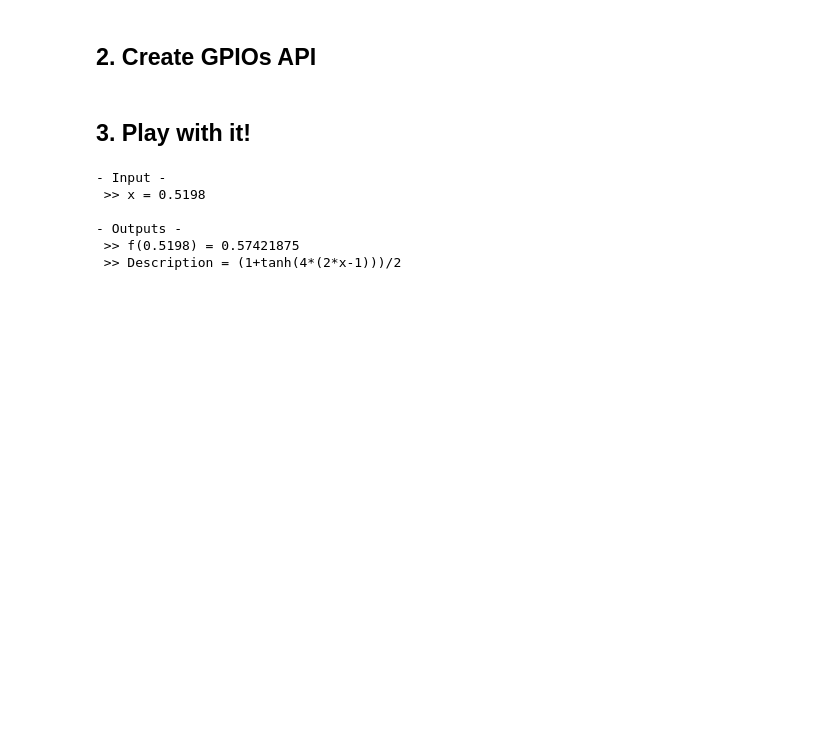
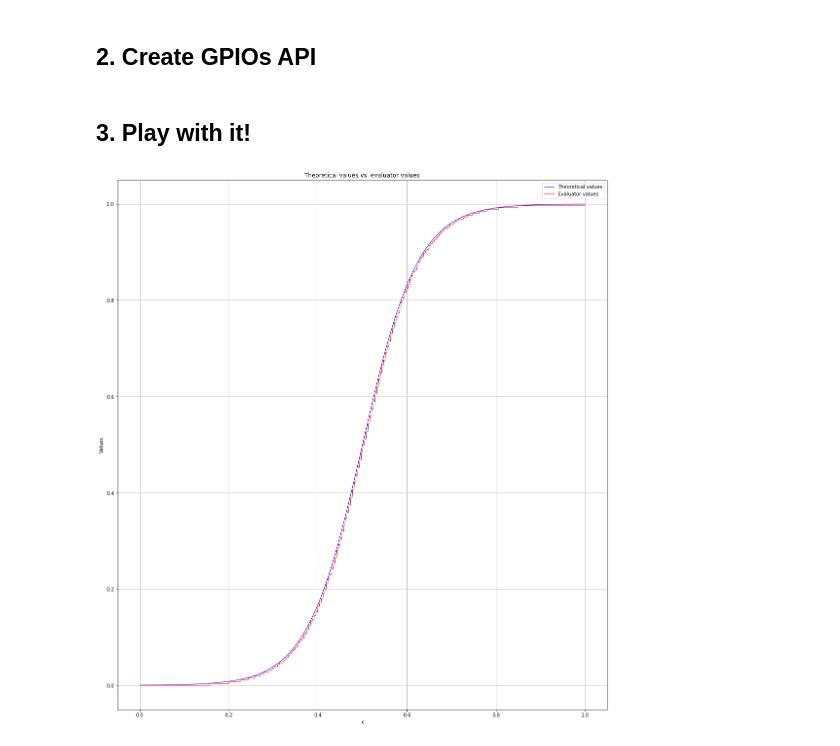
Before and after one commit to foxx553/apexhdl, a Jupyter notebook: notebooks/lut_8bit_tanh.ipynb, the cells around one changed output. Cells and saved outputs as stored; diff of their text form; code cells hidden in the pictures; blank space fills up the shorter version.

Commit message:
Add evaluator graph and absolute error in notebook for LUT

```diff
--- a/notebooks/lut_8bit_tanh.ipynb
+++ b/notebooks/lut_8bit_tanh.ipynb
@@ -9,31 +9,51 @@ overlay = Overlay("./lut_8bit_tanh.bit")
 # %% [markdown]
 ## 2. Create GPIOs API
 # %%
+from pynq import MMIO
+
+axi_gpio_0_addr = 0x41200000
+axi_gpio_1_addr = 0x41210000
+axi_gpio_range = 0x10000
+gpio_input_a = MMIO(axi_gpio_0_addr, axi_gpio_range)
+gpio_result = MMIO(axi_gpio_1_addr, axi_gpio_range)
+
 data_width, x_min, x_max, y_min, y_max = 8, 0, 1, 0, 1
 x_step = (x_max - x_min) / (2 ** data_width)
 y_step = (x_max - x_min) / (2 ** data_width)
 
 def write_input_a(value):
-    overlay.axi_gpio_0.channel1.write(0xFF, int(value / x_step))
+    gpio_input_a.write(0x0, int(value / x_step))
 def read_result():
-    return y_step * overlay.axi_gpio_1.channel1.read()
+    return gpio_result.read(0x0) * y_step
 # %% [markdown]
 ## 3. Play with it!
-# %%
-x = 0.5198
-write_input_a(x)
-print("- Input -")
-print(f" >> x = {x}")
-print()
-
-y = read_result()
-print("- Outputs -")
-print(f" >> f({x}) = {y}")
-print(" >> Description = (1+tanh(4*(2*x-1)))/2")
-# %% [output]
-- Input -
- >> x = 0.5198
-
-- Outputs -
- >> f(0.5198) = 0.57421875
- >> Description = (1+tanh(4*(2*x-1)))/2
+# %%
+import math
+import numpy as np
+
+x_values = np.arange(0, 1, 0.001)
+y_theoretical = []
+y_evaluator = []
+absolute_error = []
+
+for x_value in x_values:
+    theoretical = (1+math.tanh(4*(2*x_value-1)))/2
+    evaluator = read_result()
+    y_theoretical.append(theoretical)
+    write_input_a(x_value)
+    y_evaluator.append(evaluator)
+    absolute_error.append(abs(theoretical - evaluator))
+# %%
+import matplotlib.pyplot as plt
+
+plt.figure(figsize=(18, 20))
+plt.plot(x_values, y_theoretical, color='blue', linewidth=1, label='Theoretical values')
+plt.plot(x_values, y_evaluator, color='red', linewidth=1, label='Evaluator values')
+plt.title('Theoretical values vs. evaluator values')
+plt.xlabel('x')
+plt.ylabel('Values')
+plt.grid(True)
+plt.legend()
+plt.show()
+# %% [output]
+[figure, added]
```
Also changed, not shown: parts of 1 cell of this notebook, 4 other files.
